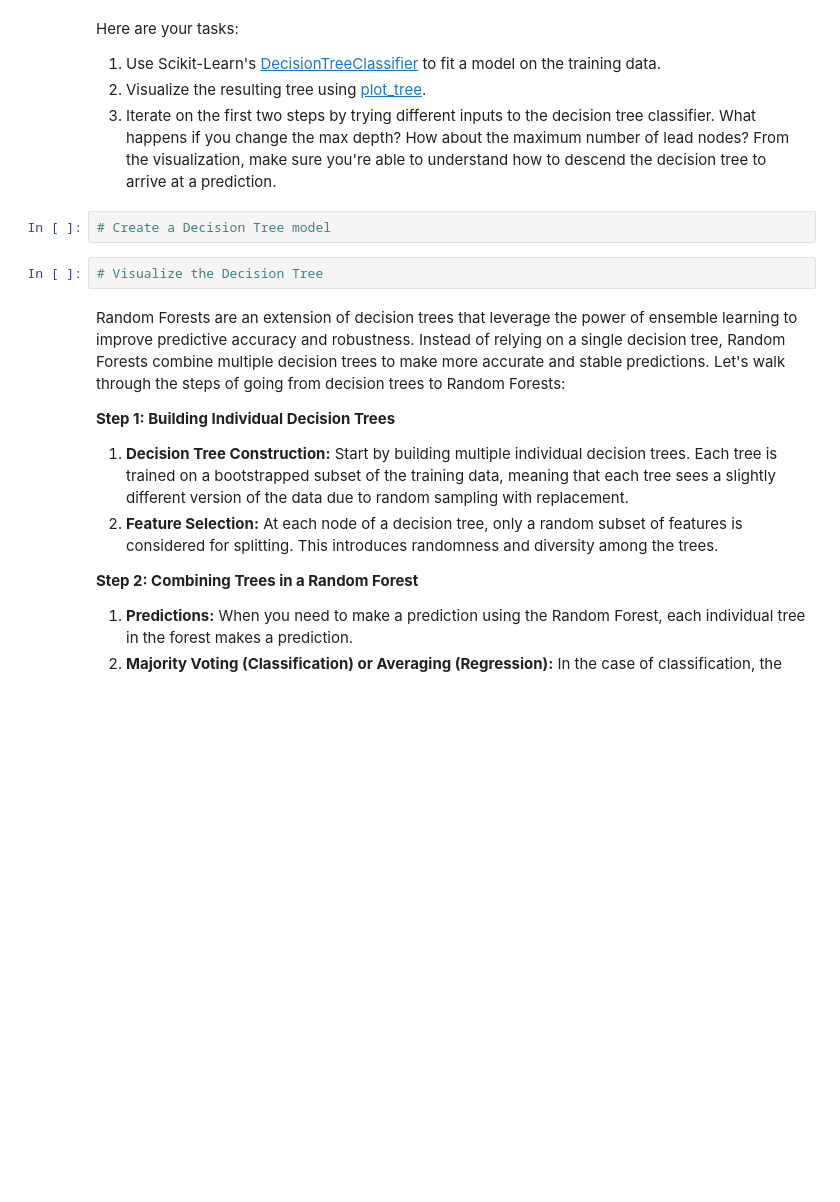
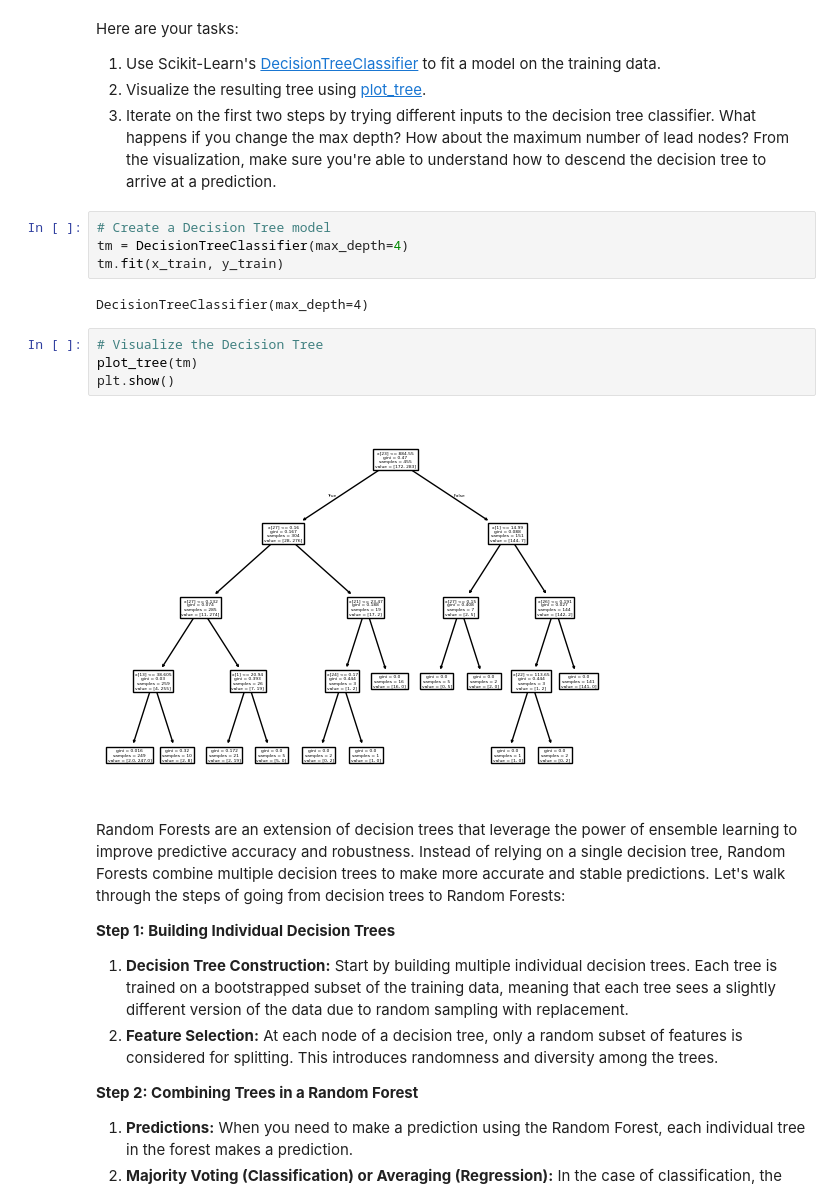
Before and after one commit to salhadid/ML, a Jupyter notebook: Student_MLE_MiniProject_Trees_and_Forests.ipynb, the cells around one changed output. Saved outputs shown, nothing was run; the diff lists cells and outputs as text; blank space fills up the shorter version.

```diff
--- a/Student_MLE_MiniProject_Trees_and_Forests.ipynb
+++ b/Student_MLE_MiniProject_Trees_and_Forests.ipynb
@@ -99,8 +99,16 @@ Here are your tasks:
 3. Iterate on the first two steps by trying different inputs to the decision tree classifier. What happens if you change the max depth? How about the maximum number of lead nodes? From the visualization, make sure you're able to understand how to descend the decision tree to arrive at a prediction.
 # %%
 # Create a Decision Tree model
+tm = DecisionTreeClassifier(max_depth=4)
+tm.fit(x_train, y_train)
+# %% [output]
+DecisionTreeClassifier(max_depth=4)
 # %%
 # Visualize the Decision Tree
+plot_tree(tm)
+plt.show()
+# %% [output]
+[figure, added]
 # %% [markdown]
 Random Forests are an extension of decision trees that leverage the power of ensemble learning to improve predictive accuracy and robustness. Instead of relying on a single decision tree, Random Forests combine multiple decision trees to make more accurate and stable predictions. Let's walk through the steps of going from decision trees to Random Forests:
 
```
Also changed, not shown: parts of 6 cells of this notebook.
